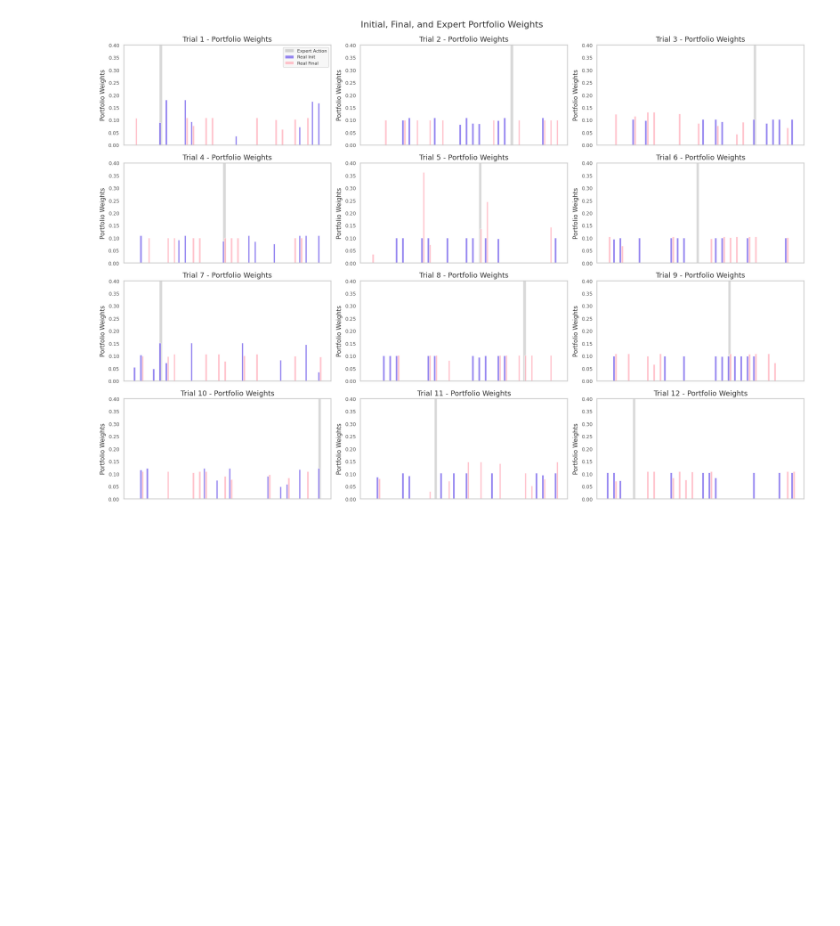
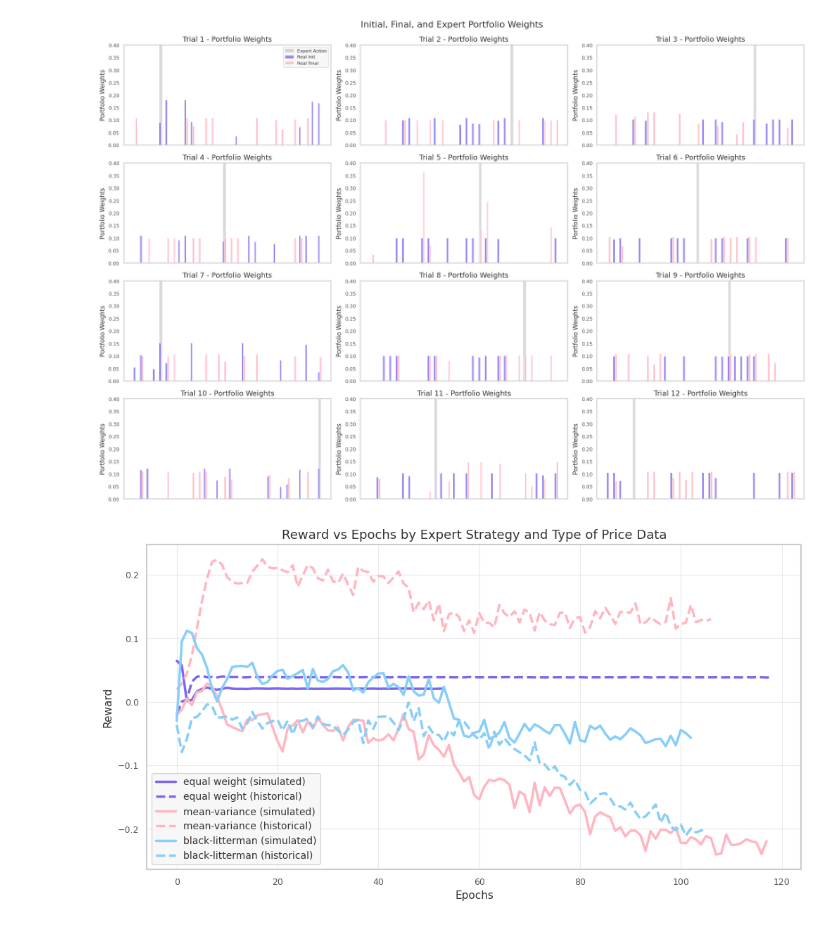
Before and after one commit to stephanieyflu/GDMOPT, a Jupyter notebook: test.ipynb, the cells around one changed output. Cells and saved outputs as stored; diff of their text form; code cells hidden in the pictures; blank space fills up the shorter version.

Commit message:
[feat] add train/test reward graphs

```diff
--- a/test.ipynb
+++ b/test.ipynb
@@ -161,3 +161,72 @@ plt.suptitle("Initial, Final, and Expert Portfolio Weights", fontsize=16, y=1.02
 plt.show()
 # %% [output]
 [figure]
+# %%
+import pandas as pd
+import matplotlib.pyplot as plt
+import glob
+import os
+
+folder_path = r'log/tensorboard'
+file_pattern = os.path.join(folder_path, '*.csv')
+file_paths = sorted(glob.glob(file_pattern))
+
+original_labels = [
+    'mean-variance (simulated)',
+    'equal weight (simulated)',
+    'black-litterman (simulated)',
+    'equal weight (historical)',
+    'mean-variance (historical)',
+    'black-litterman (historical)'
+]
+
+label_to_index = {label: i for i, label in enumerate(original_labels)}
+
+# New order grouped by strategy, simulated then historical
+plot_order = [
+    'equal weight (simulated)',
+    'equal weight (historical)',
+    'mean-variance (simulated)',
+    'mean-variance (historical)',
+    'black-litterman (simulated)',
+    'black-litterman (historical)',
+]
+
+# Map strategies to pastel_palette colors by index
+strategy_colors = {
+    'equal weight': pastel_palette[0],    # medium slate blue
+    'mean-variance': pastel_palette[1],   # light pink
+    'black-litterman': pastel_palette[2], # light sky blue
+}
+
+plt.figure(figsize=(12, 6))
+
+for label in plot_order:
+    idx = label_to_index[label]
+    if idx >= len(file_paths):
+        print(f"Warning: not enough files for label {label}")
+        continue
+    df = pd.read_csv(file_paths[idx])
+    x = df['Step'] / 10
+    y = df['Value']
+
+    # Extract strategy name for color lookup
+    if 'equal weight' in label:
+        color = strategy_colors['equal weight']
+    elif 'mean-variance' in label:
+        color = strategy_colors['mean-variance']
+    else:
+        color = strategy_colors['black-litterman']
+
+    linestyle = '--' if 'historical' in label else '-'
+
+    plt.plot(x, y, linestyle=linestyle, color=color, label=label)
+
+plt.xlabel('Epochs')
+plt.ylabel('Reward')
+plt.title('Reward vs Epochs by Expert Strategy and Type of Price Data')
+plt.legend()
+plt.grid(True)
+plt.show()
+# %% [output]
+[figure, added]
```
Also changed, not shown: 7 other files.
